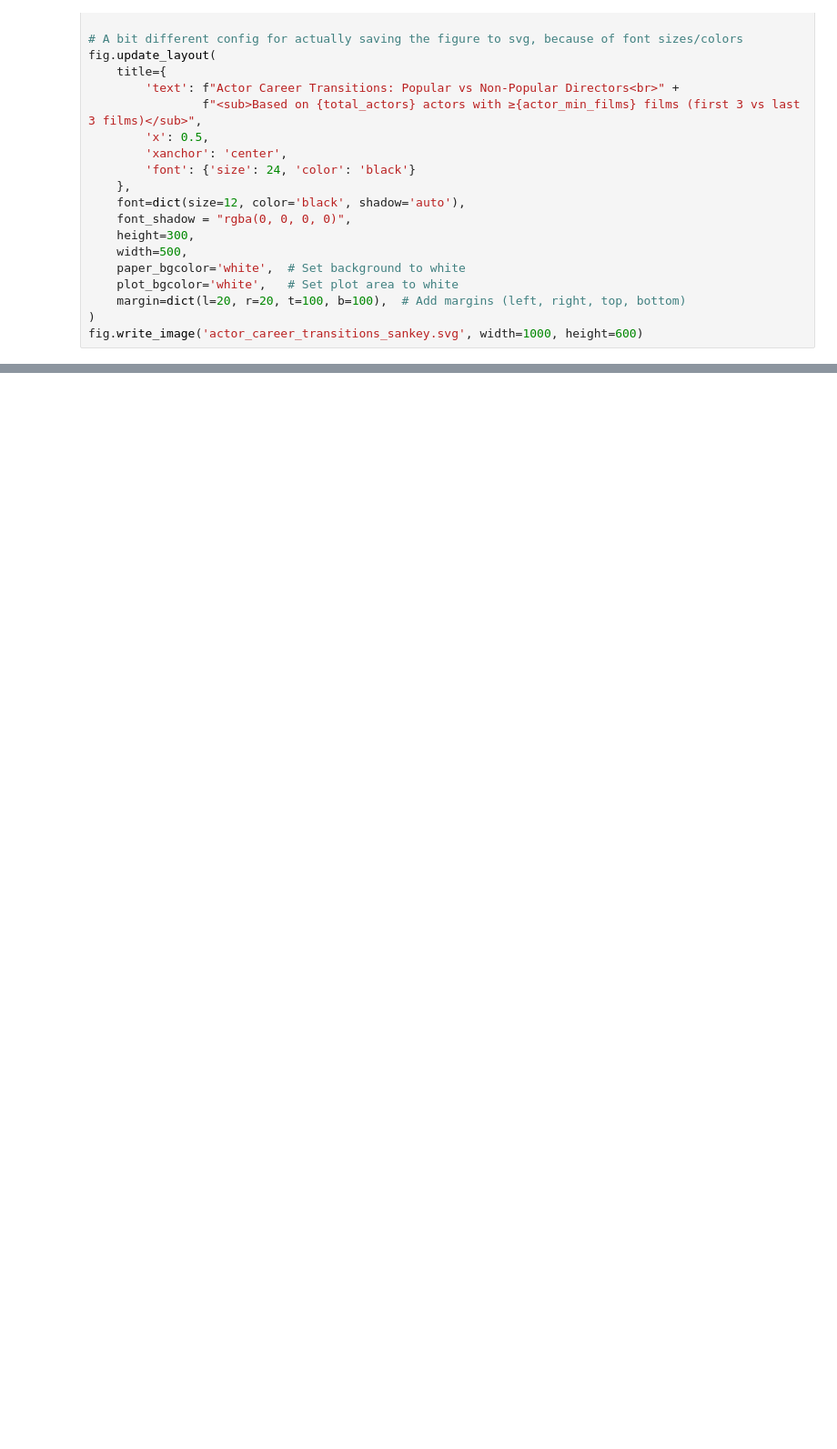
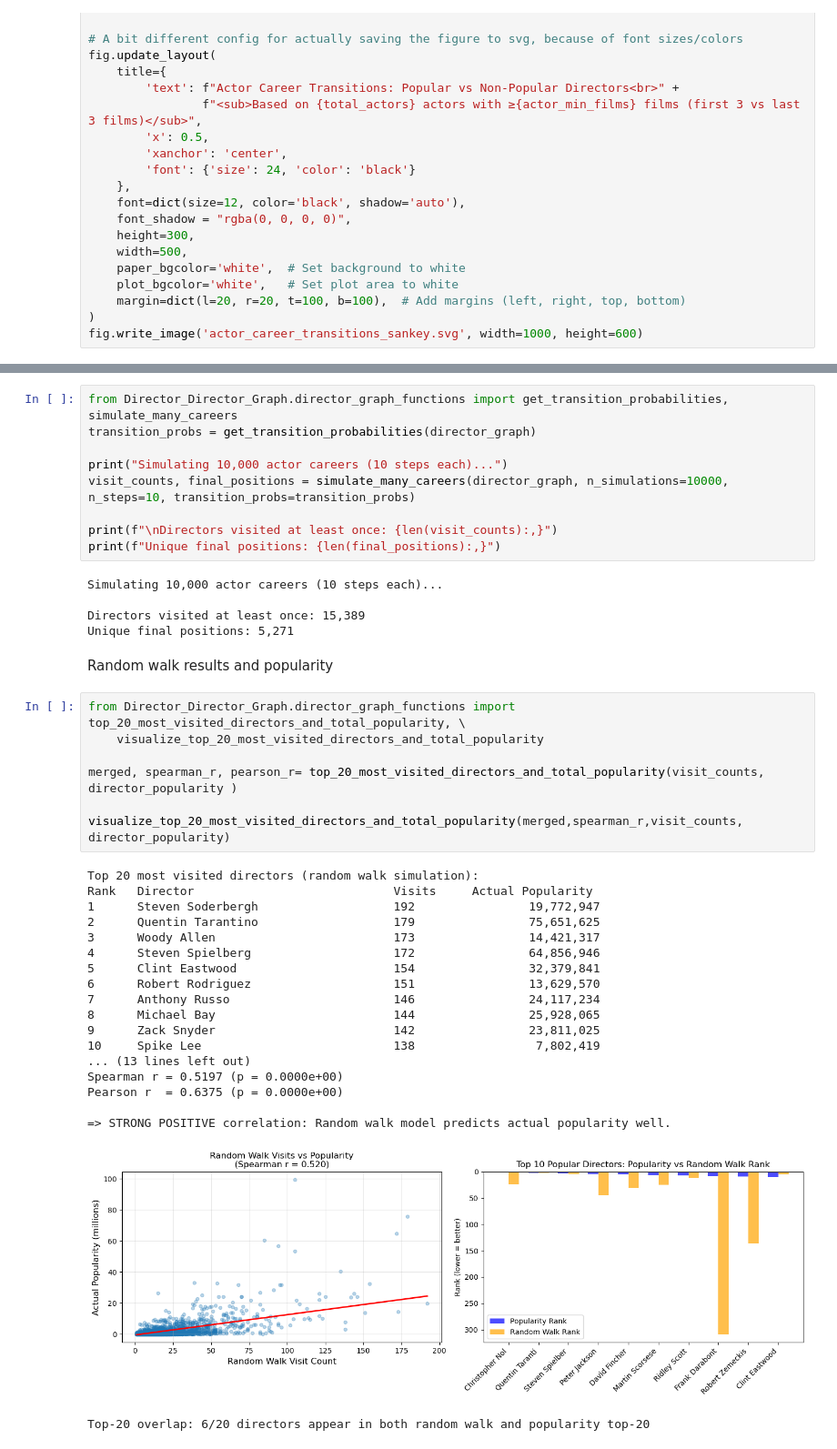
Before and after one commit to dh-anna/Social_Graph_Final_Project, a Jupyter notebook: Director_Director_Graph/Director_Director_Graph.ipynb, the cells around one changed output, grey strips where cells are left out. Shown at 91% size. Saved outputs shown, nothing was run; the diff lists cells and outputs as text; blank space fills up the shorter version.

```diff
--- a/Director_Director_Graph/Director_Director_Graph.ipynb
+++ b/Director_Director_Graph/Director_Director_Graph.ipynb
@@ -625,0 +1085,43 @@ print(f"  • {upward_mobility + downward_mobility} actors ({(upward_mobility +
+# %%
+from Director_Director_Graph.director_graph_functions import get_transition_probabilities, simulate_many_careers
+transition_probs = get_transition_probabilities(director_graph)
+
+print("Simulating 10,000 actor careers (10 steps each)...")
+visit_counts, final_positions = simulate_many_careers(director_graph, n_simulations=10000, n_steps=10, transition_probs=transition_probs)
+
+print(f"\nDirectors visited at least once: {len(visit_counts):,}")
+print(f"Unique final positions: {len(final_positions):,}")
+# %% [output]
+Simulating 10,000 actor careers (10 steps each)...
+
+Directors visited at least once: 15,389
+Unique final positions: 5,271
+# %% [markdown]
+Random walk results and popularity
+# %%
+from Director_Director_Graph.director_graph_functions import top_20_most_visited_directors_and_total_popularity, \
+    visualize_top_20_most_visited_directors_and_total_popularity
+
+merged, spearman_r, pearson_r= top_20_most_visited_directors_and_total_popularity(visit_counts, director_popularity )
+
+visualize_top_20_most_visited_directors_and_total_popularity(merged,spearman_r,visit_counts, director_popularity)
+# %% [output]
+Top 20 most visited directors (random walk simulation):
+Rank   Director                            Visits     Actual Popularity
+1      Steven Soderbergh                   192                19,772,947
+2      Quentin Tarantino                   179                75,651,625
+3      Woody Allen                         173                14,421,317
+4      Steven Spielberg                    172                64,856,946
+5      Clint Eastwood                      154                32,379,841
+6      Robert Rodriguez                    151                13,629,570
+7      Anthony Russo                       146                24,117,234
+8      Michael Bay                         144                25,928,065
+9      Zack Snyder                         142                23,811,025
+10     Spike Lee                           138                 7,802,419
+... (13 lines left out)
+Spearman r = 0.5197 (p = 0.0000e+00)
+Pearson r  = 0.6375 (p = 0.0000e+00)
+
+=> STRONG POSITIVE correlation: Random walk model predicts actual popularity well.
+[figure, added]
+Top-20 overlap: 6/20 directors appear in both random walk and popularity top-20
```
Also changed, not shown: parts of 48 cells of this notebook, 4 other files.
